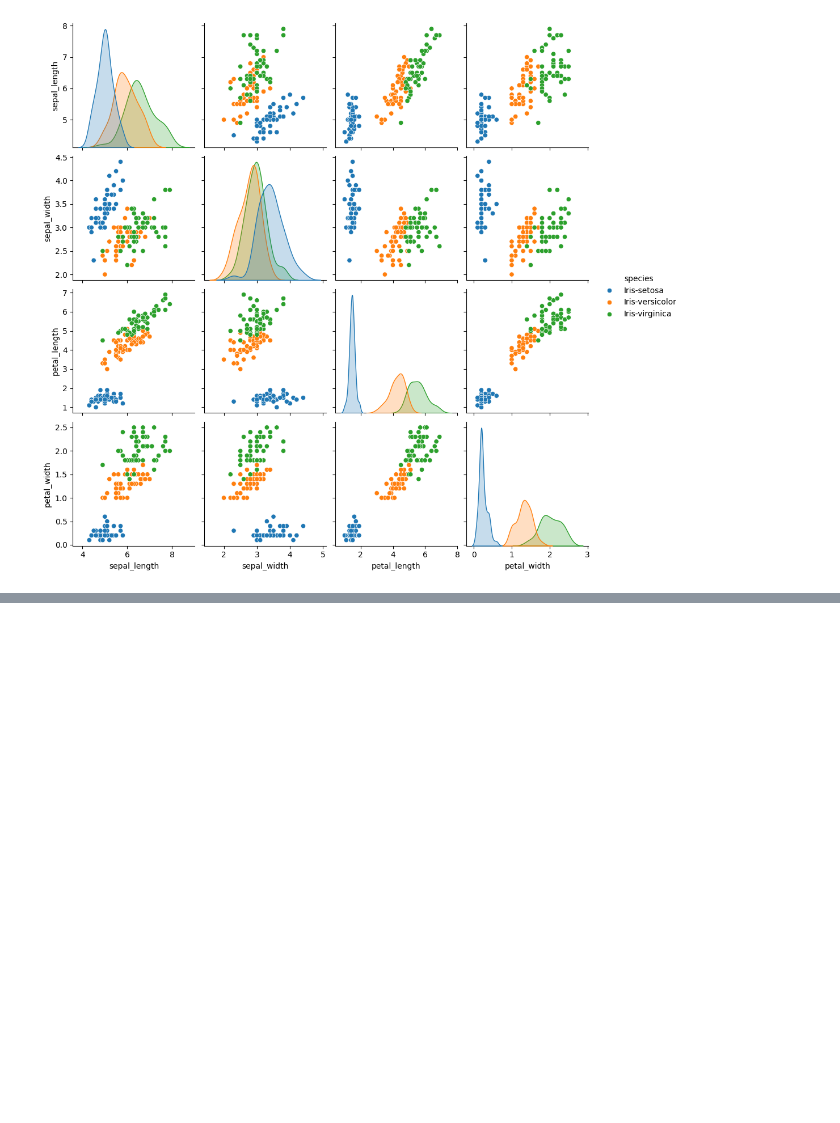
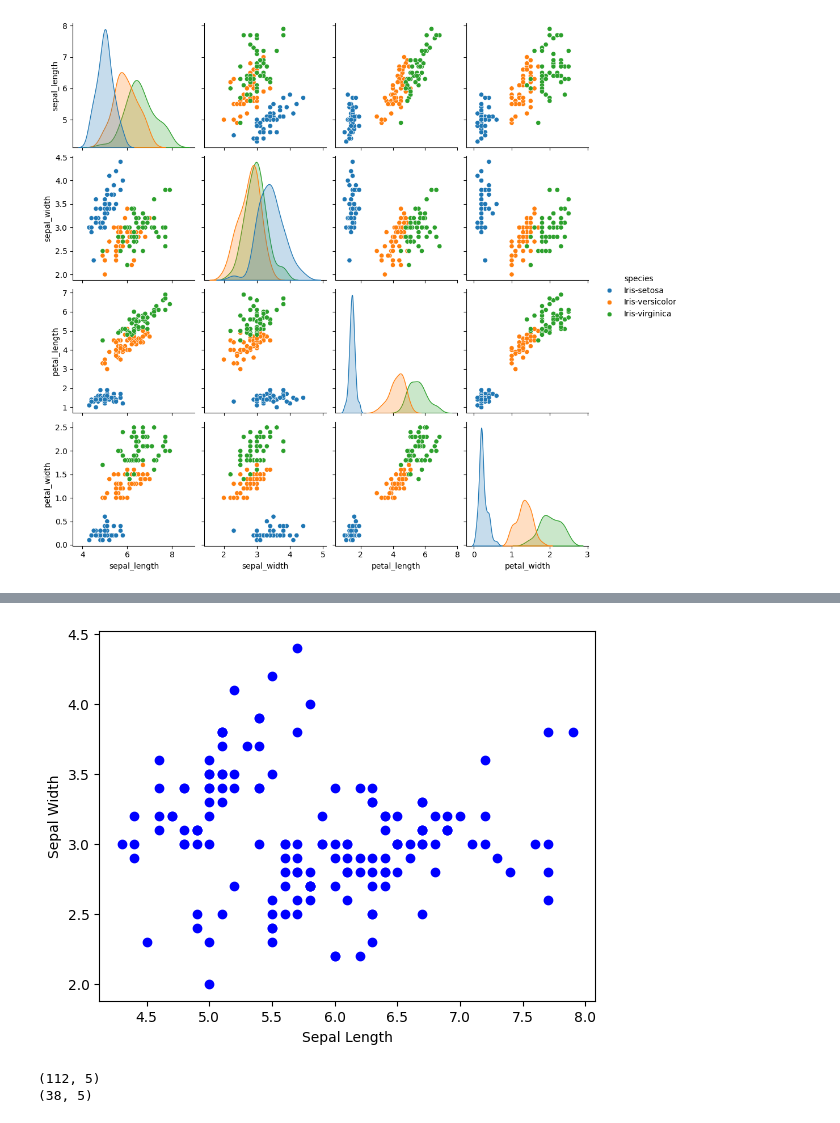
Before and after one commit to madhavgupta6803/Alfido_Tech_Intern_Project, a Jupyter notebook: Iris_Flower_Classification.ipynb, the cells around one changed output, grey strips where cells are left out. Saved outputs shown, nothing was run; the diff lists cells and outputs as text; code cells hidden in the pictures; blank space fills up the shorter version.

```diff
--- a/Iris_Flower_Classification.ipynb
+++ b/Iris_Flower_Classification.ipynb
@@ -150,2 +151,5 @@ sns.pairplot(iris,hue='species');
 # %% [output]
 [figure]
+# %%
+X = iris['sepal_length'].values.reshape(-1,1)
+print(X)
@@ -151,0 +174,3 @@ sns.pairplot(iris,hue='species');
+# %%
+Y = iris['sepal_width'].values.reshape(-1,1)
+print(Y)
@@ -151,0 +195,7 @@ sns.pairplot(iris,hue='species');
+# %%
+plt.xlabel("Sepal Length")
+plt.ylabel("Sepal Width")
+plt.scatter(X,Y,color='b')
+plt.show()
+# %% [output]
+[figure, added]
@@ -151,0 +209,7 @@ sns.pairplot(iris,hue='species');
+# %%
+train, test = train_test_split(iris, test_size = 0.25)
+print(train.shape)
+print(test.shape)
+# %% [output]
+(112, 5)
+(38, 5)
```
Also changed, not shown: parts of 15 cells of this notebook.
